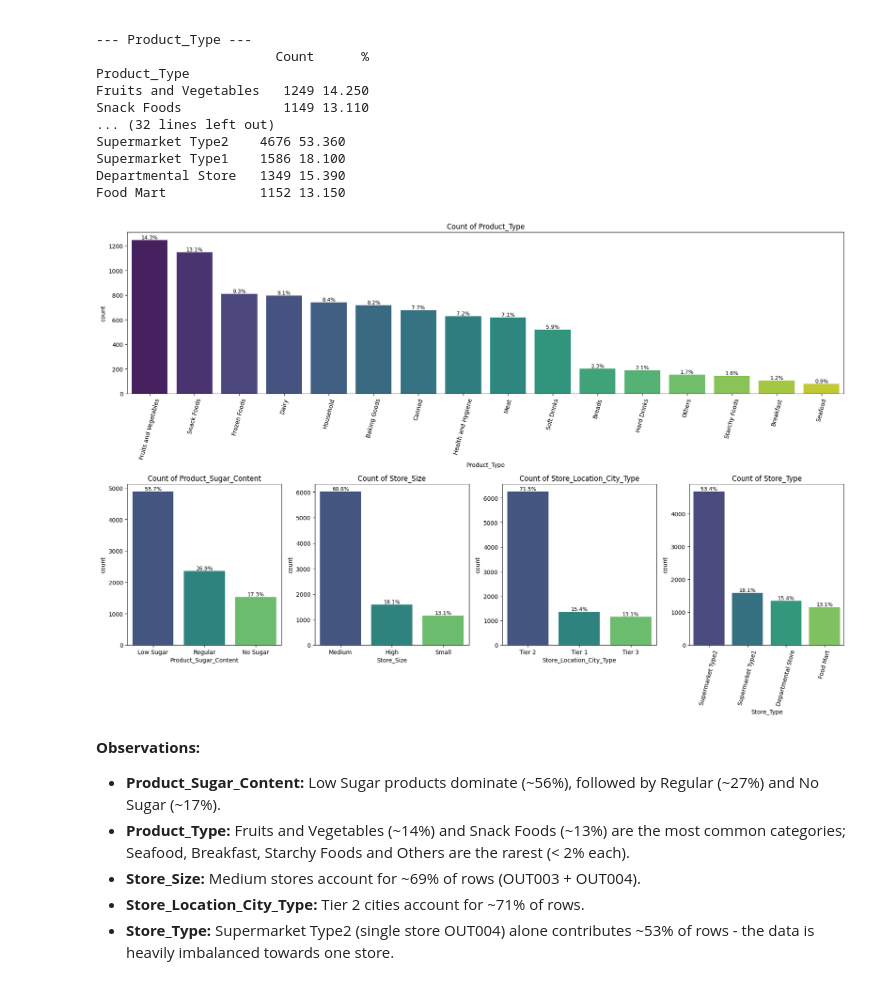
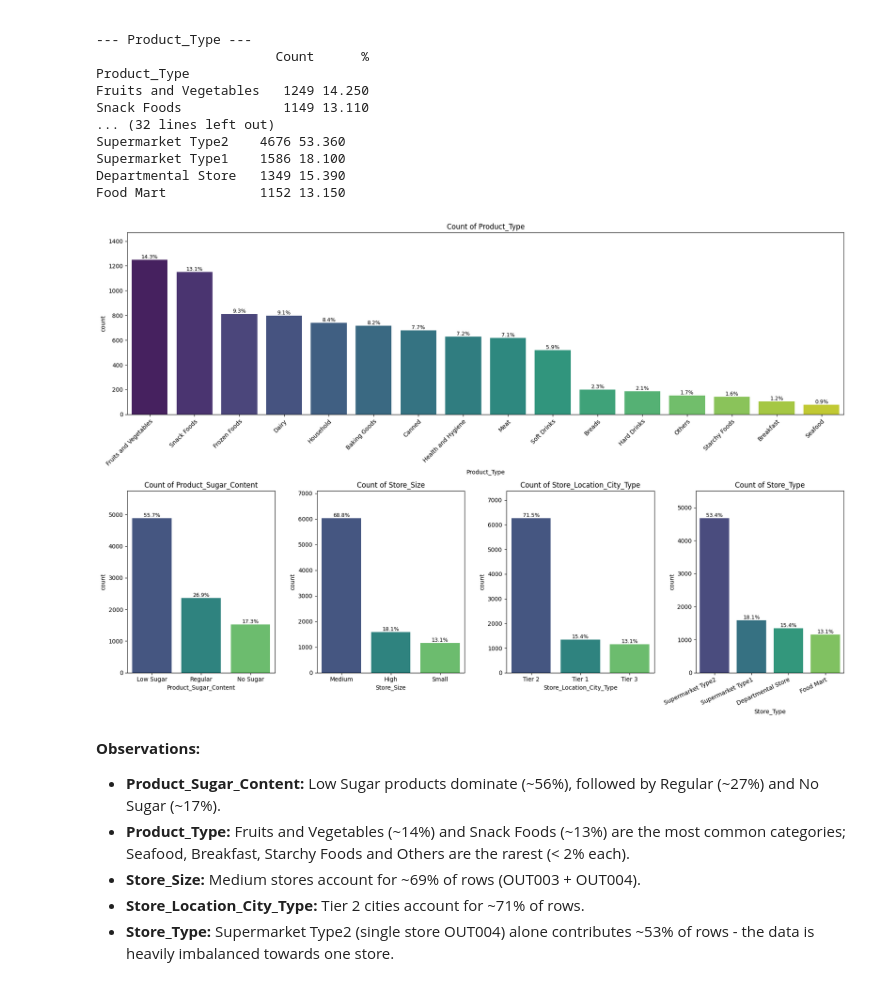
Before and after one commit to rajnishkishore-eng/superkart-sales-forecasting, a Jupyter notebook: SuperKart_Sales_Forecasting.ipynb, the cells around one changed output. Cells and saved outputs as stored; diff of their text form; code cells hidden in the pictures.

Commit message:
Notebook polish: fix clipped chart labels, wider pandas output, clean numeric prints

```diff
--- a/SuperKart_Sales_Forecasting.ipynb
+++ b/SuperKart_Sales_Forecasting.ipynb
@@ -342,25 +343,26 @@ Food Mart            1152 13.150
 # %%
 def labeled_barplot(data, feature, ax, rotate=False):
     """Countplot with percentage labels on each bar."""
     order = data[feature].value_counts().index
     sns.countplot(data=data, x=feature, order=order, ax=ax, palette="viridis")
     total = len(data)
     for p in ax.patches:
         ax.annotate(f"{100 * p.get_height() / total:.1f}%", (p.get_x() + p.get_width() / 2, p.get_height()),
                     ha="center", va="bottom", fontsize=9)
+    ax.set_ylim(0, ax.get_ylim()[1] * 1.12)  # headroom so percentage labels are not clipped
     ax.set_title(f"Count of {feature}")
     if rotate:
-        ax.tick_params(axis="x", rotation=75)
+        plt.setp(ax.get_xticklabels(), rotation=rotate, ha="right", rotation_mode="anchor")
 
 fig = plt.figure(figsize=(18, 12))
 gs = fig.add_gridspec(2, 4)
-labeled_barplot(df, "Product_Type", fig.add_subplot(gs[0, :]), rotate=True)
+labeled_barplot(df, "Product_Type", fig.add_subplot(gs[0, :]), rotate=45)
 for i, col in enumerate(["Product_Sugar_Content", "Store_Size", "Store_Location_City_Type", "Store_Type"]):
-    labeled_barplot(df, col, fig.add_subplot(gs[1, i]), rotate=(col == "Store_Type"))
+    labeled_barplot(df, col, fig.add_subplot(gs[1, i]), rotate=(25 if col == "Store_Type" else False))
 plt.tight_layout()
 plt.show()
 # %% [output]
-[figure, old version]
+[figure, new version]
 # %% [markdown]
 **Observations:**
 - **Product_Sugar_Content:** Low Sugar products dominate (~56%), followed by Regular (~27%) and No Sugar (~17%).
```
Also changed, not shown: parts of 4 cells of this notebook, 1 other file.
